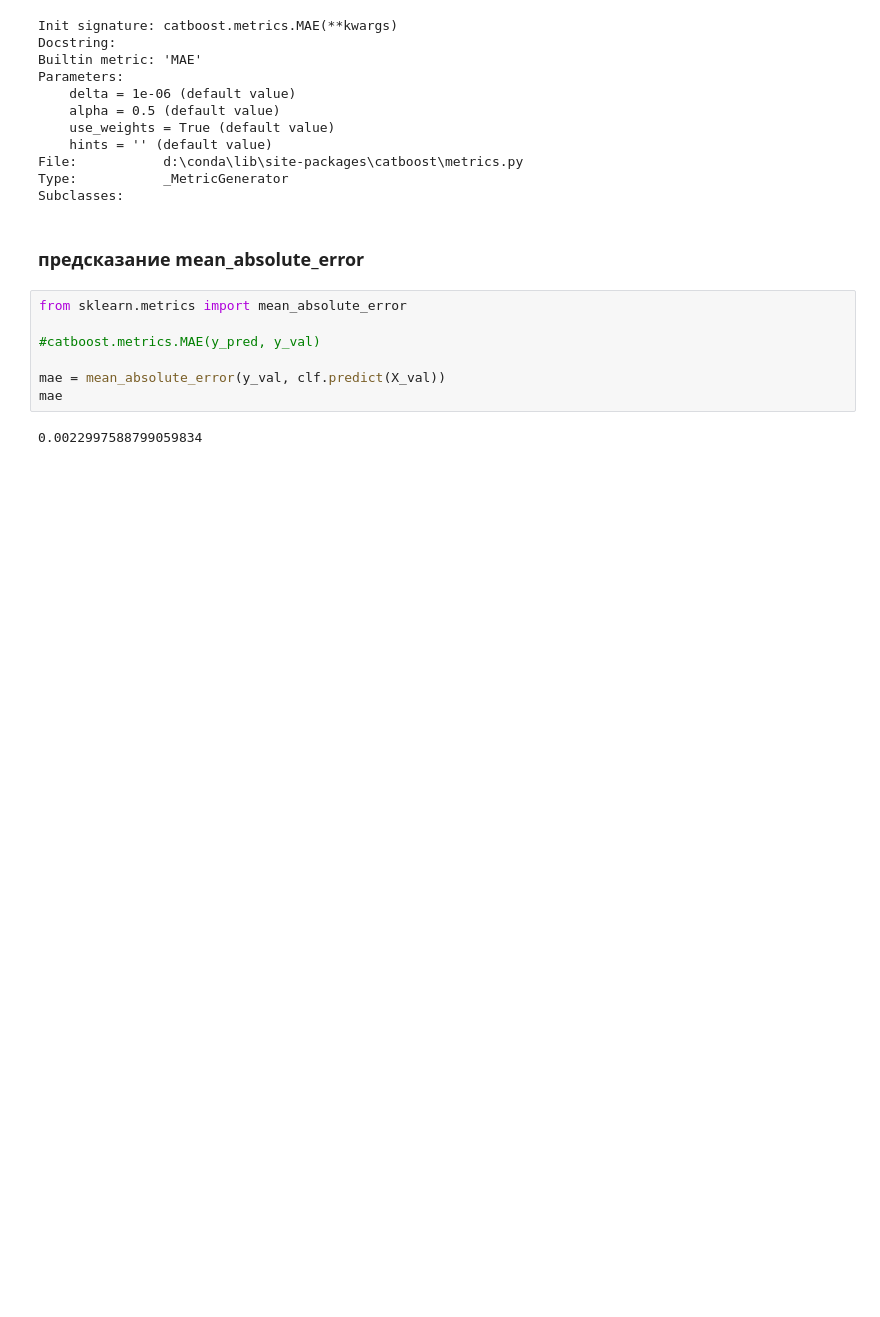
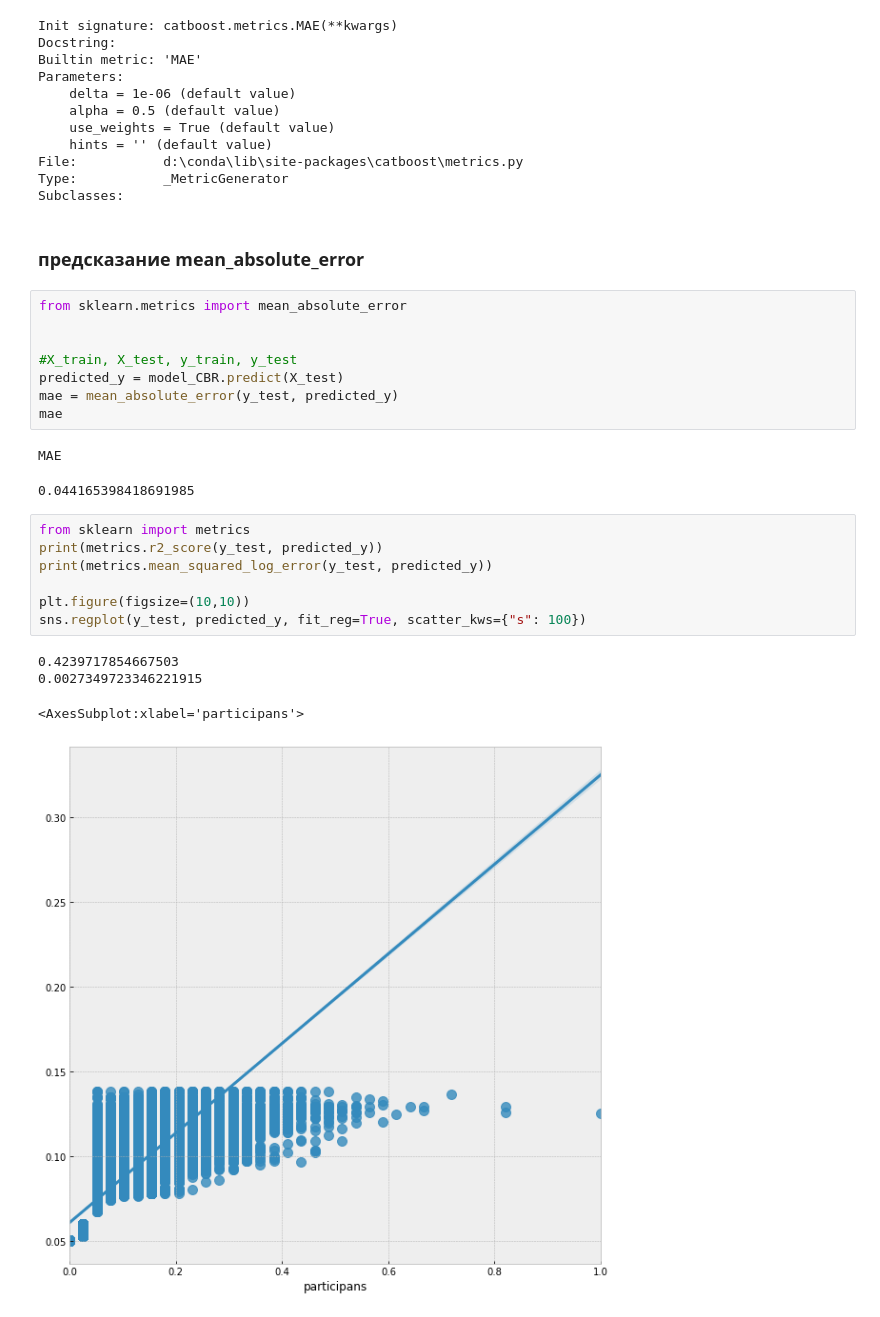
Before and after one commit to progressionnetwork/tenderhack_22, a Jupyter notebook: ds_works.ipynb, the cells around one changed output. Cells and saved outputs as stored; diff of their text form; blank space fills up the shorter version.

```diff
--- a/ds_works.ipynb
+++ b/ds_works.ipynb
@@ -363,9 +412,23 @@ Subclasses:
 # %%
 from sklearn.metrics import mean_absolute_error
 
-#catboost.metrics.MAE(y_pred, y_val)
 
-mae = mean_absolute_error(y_val, clf.predict(X_val))
+#X_train, X_test, y_train, y_test
+predicted_y = model_CBR.predict(X_test)
+mae = mean_absolute_error(y_test, predicted_y)
 mae
 # %% [output]
-0.0022997588799059834
+MAE
+0.044165398418691985
+# %%
+from sklearn import metrics
+print(metrics.r2_score(y_test, predicted_y))
+print(metrics.mean_squared_log_error(y_test, predicted_y))
+
+plt.figure(figsize=(10,10))
+sns.regplot(y_test, predicted_y, fit_reg=True, scatter_kws={"s": 100})
+# %% [output]
+0.4239717854667503
+0.0027349723346221915
+<AxesSubplot:xlabel='participans'>
+[figure, added]
```
Also changed, not shown: parts of 14 cells of this notebook.
